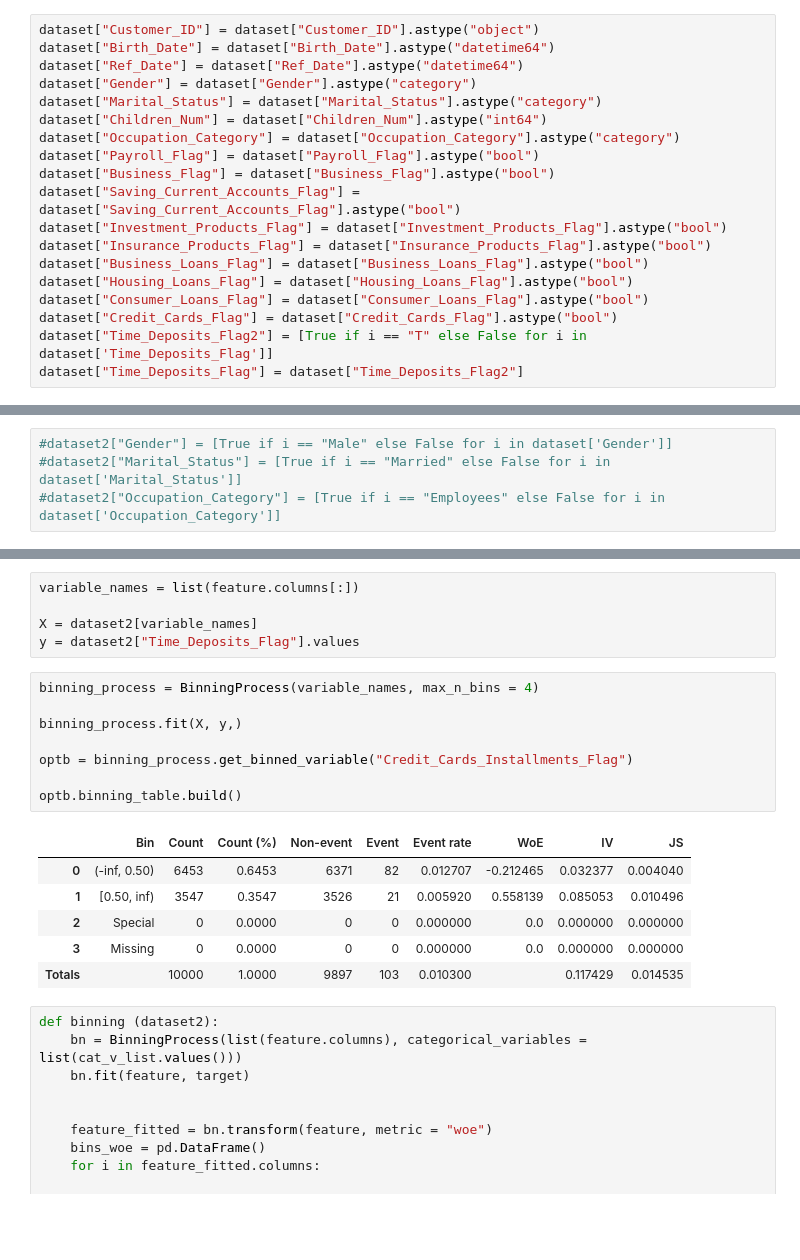
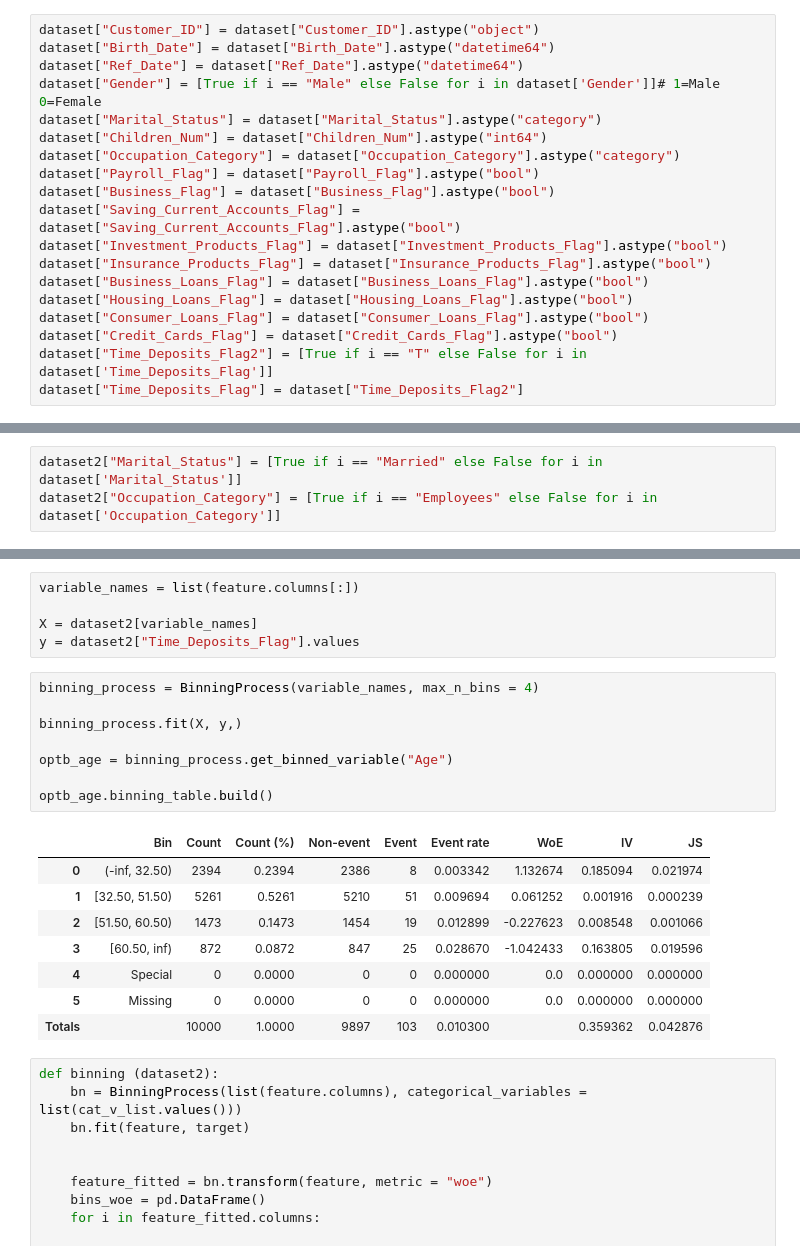
Before and after one commit to Doll03/4IZ480, a Jupyter notebook: Code/OPT_4_Data_Exp.ipynb, the cells around one changed output, grey strips where cells are left out. Saved outputs shown, nothing was run; the diff lists cells and outputs as text; blank space fills up the shorter version.

```diff
--- a/Code/OPT_4_Data_Exp.ipynb
+++ b/Code/OPT_4_Data_Exp.ipynb
@@ -30,7 +30,7 @@ dataset
 dataset["Customer_ID"] = dataset["Customer_ID"].astype("object")
 dataset["Birth_Date"] = dataset["Birth_Date"].astype("datetime64")
 dataset["Ref_Date"] = dataset["Ref_Date"].astype("datetime64")
-dataset["Gender"] = dataset["Gender"].astype("category")
+dataset["Gender"] = [True if i == "Male" else False for i in dataset['Gender']]# 1=Male 0=Female
 dataset["Marital_Status"] = dataset["Marital_Status"].astype("category")
 dataset["Children_Num"] = dataset["Children_Num"].astype("int64")
 dataset["Occupation_Category"] = dataset["Occupation_Category"].astype("category")
@@ -96,7 +107,6 @@ sns.catplot(data = dataset2, x = "Occupation_Category", kind = "count", palette
 # %%
-#dataset2["Gender"] = [True if i == "Male" else False for i in dataset['Gender']]
-#dataset2["Marital_Status"] = [True if i == "Married" else False for i in dataset['Marital_Status']]
-#dataset2["Occupation_Category"] = [True if i == "Employees" else False for i in dataset['Occupation_Category']]
+dataset2["Marital_Status"] = [True if i == "Married" else False for i in dataset['Marital_Status']]
+dataset2["Occupation_Category"] = [True if i == "Employees" else False for i in dataset['Occupation_Category']]
 # %%
 
 target = dataset2["Time_Deposits_Flag"]
@@ -119,18 +129,20 @@ y = dataset2["Time_Deposits_Flag"].values
 # %%
 binning_process = BinningProcess(variable_names, max_n_bins = 4)
 
 binning_process.fit(X, y,)
 
-optb = binning_process.get_binned_variable("Credit_Cards_Installments_Flag")
+optb_age = binning_process.get_binned_variable("Age")
 
-optb.binning_table.build()
+optb_age.binning_table.build()
 # %% [output]
 |  | Bin | Count | Count (%) | Non-event | Event | Event rate | WoE | IV | JS |
-| 0 | (-inf, 0.50) | 6453 | 0.6453 | 6371 | 82 | 0.012707 | -0.212465 | 0.032377 | 0.004040 |
-| 1 | [0.50, inf) | 3547 | 0.3547 | 3526 | 21 | 0.005920 | 0.558139 | 0.085053 | 0.010496 |
-| 2 | Special | 0 | 0.0000 | 0 | 0 | 0.000000 | 0.0 | 0.000000 | 0.000000 |
-| 3 | Missing | 0 | 0.0000 | 0 | 0 | 0.000000 | 0.0 | 0.000000 | 0.000000 |
-| Totals |  | 10000 | 1.0000 | 9897 | 103 | 0.010300 |  | 0.117429 | 0.014535 |
+| 0 | (-inf, 32.50) | 2394 | 0.2394 | 2386 | 8 | 0.003342 | 1.132674 | 0.185094 | 0.021974 |
+| 1 | [32.50, 51.50) | 5261 | 0.5261 | 5210 | 51 | 0.009694 | 0.061252 | 0.001916 | 0.000239 |
+| 2 | [51.50, 60.50) | 1473 | 0.1473 | 1454 | 19 | 0.012899 | -0.227623 | 0.008548 | 0.001066 |
+| 3 | [60.50, inf) | 872 | 0.0872 | 847 | 25 | 0.028670 | -1.042433 | 0.163805 | 0.019596 |
+| 4 | Special | 0 | 0.0000 | 0 | 0 | 0.000000 | 0.0 | 0.000000 | 0.000000 |
+| 5 | Missing | 0 | 0.0000 | 0 | 0 | 0.000000 | 0.0 | 0.000000 | 0.000000 |
+| Totals |  | 10000 | 1.0000 | 9897 | 103 | 0.010300 |  | 0.359362 | 0.042876 |
 # %%
 def binning (dataset2):
     bn = BinningProcess(list(feature.columns), categorical_variables = list(cat_v_list.values()))
```
Also changed, not shown: parts of 2 cells of this notebook.
